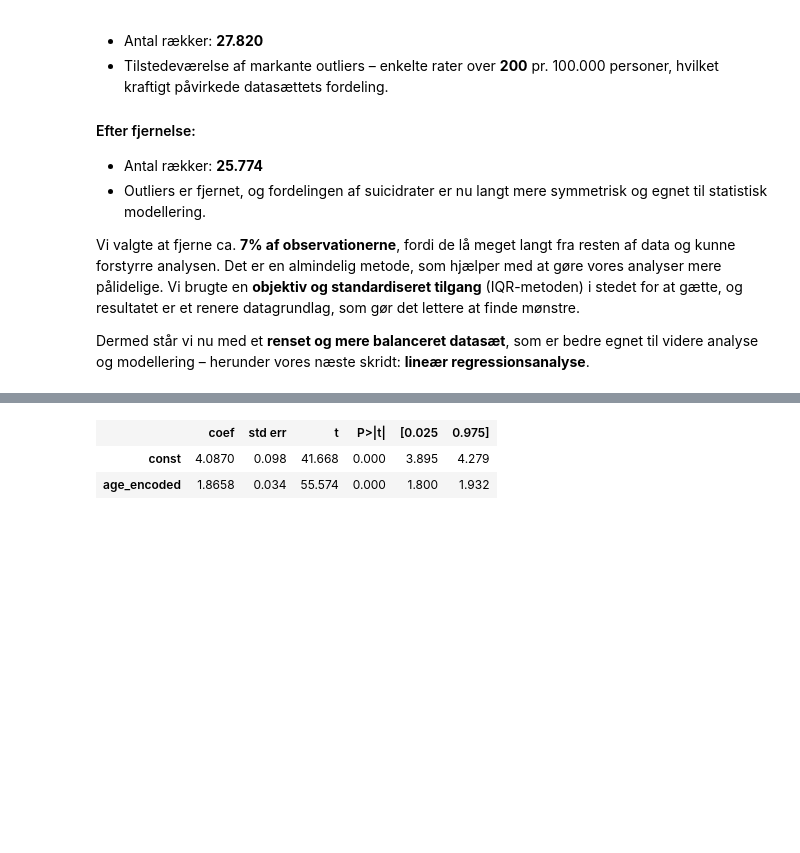
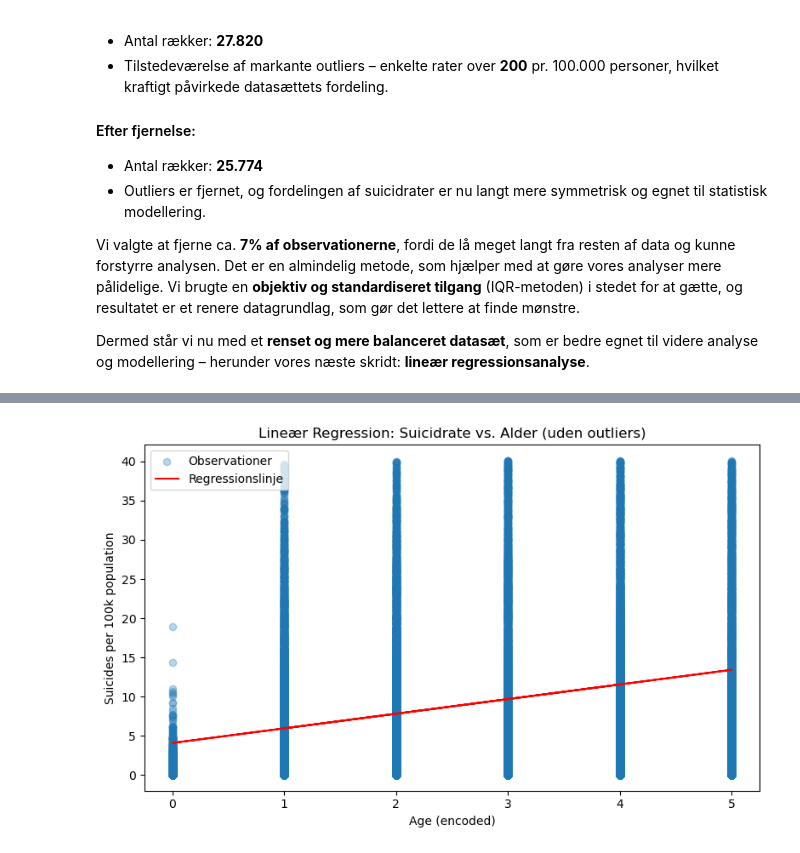
Before and after one commit to LukasRonberg/BIExam, a Jupyter notebook: suicide.ipynb, the cells around one changed output, grey strips where cells are left out. Cells and saved outputs as stored; diff of their text form; code cells hidden in the pictures; blank space fills up the shorter version.

```diff
--- a/suicide.ipynb
+++ b/suicide.ipynb
@@ -571,21 +592,31 @@ På den måde bygger vi analysen gradvist op – fra én forklarende variabel ti
-# %%
-import statsmodels.api as sm
-
-# Først tager vi den første uafhængige variabel: age_encoded
-# Afhængig variabel
-y = df_no_outliers["suicides/100k pop"]
-
-# Uafhængig variabel
-X = df_no_outliers[["age_encoded"]]
-X = sm.add_constant(X)  # Tilføjer intercept (bias)
-
-# Byg og tilpas modellen
-model_age = sm.OLS(y, X).fit()
-
-# Vis model resume
-model_summary = model_age.summary()
-model_summary.tables[1]  # Viser kun koefficient-tabellen
-# %% [output]
-|  | coef | std err | t | P>|t| | [0.025 | 0.975] |
-| const | 4.0870 | 0.098 | 41.668 | 0.000 | 3.895 | 4.279 |
-| age_encoded | 1.8658 | 0.034 | 55.574 | 0.000 | 1.800 | 1.932 |
+# %%
+import pandas as pd
+from sklearn.linear_model import LinearRegression
+from sklearn.metrics import r2_score, mean_squared_error
+import matplotlib.pyplot as plt
+
+# Model 1: Her bruger vi kun 'age_encoded' som forklarende variabel
+X = df_no_outliers[['age_encoded']]
+y = df_no_outliers['suicides/100k pop']
+
+# Vi initialiserer og træner modellen
+model = LinearRegression()
+model.fit(X, y)
+
+# Vi laver forudsigelser og metrikker
+y_pred = model.predict(X)
+r2 = r2_score(y, y_pred)
+mse = mean_squared_error(y, y_pred)
+
+# Vi visualiserer regressionen
+plt.figure(figsize=(8, 5))
+plt.scatter(X, y, alpha=0.3, label="Observationer")
+plt.plot(X, y_pred, color="red", label="Regressionslinje")
+plt.xlabel("Age (encoded)")
+plt.ylabel("Suicides per 100k population")
+plt.title("Lineær Regression: Suicidrate vs. Alder (uden outliers)")
+plt.legend()
+plt.tight_layout()
+plt.show()
+# %% [output]
+[figure, added]
```
Also changed, not shown: parts of 10 cells of this notebook.
